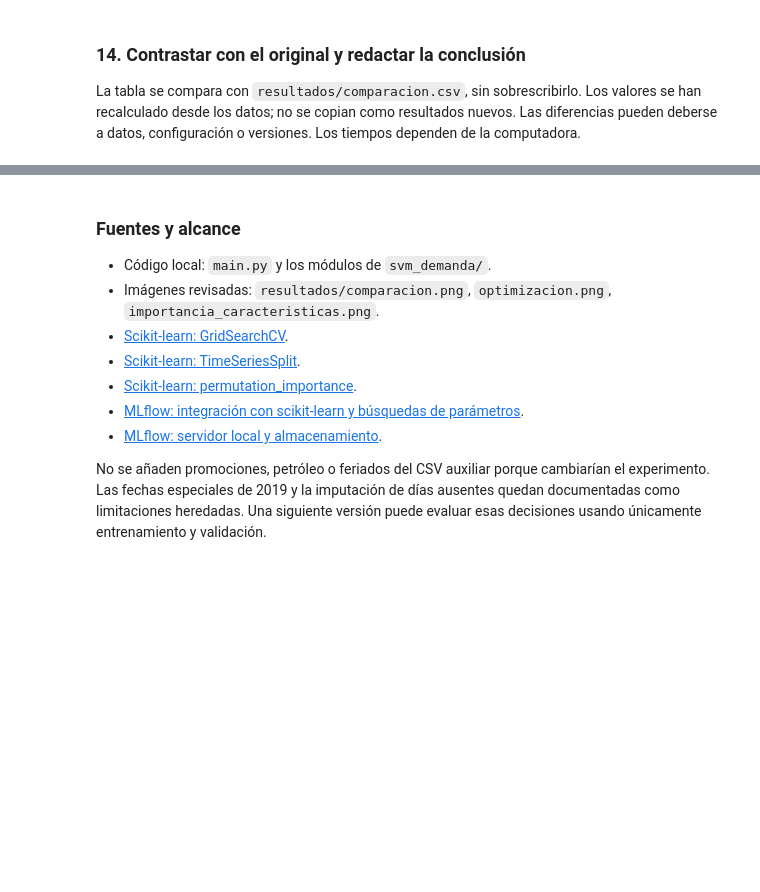
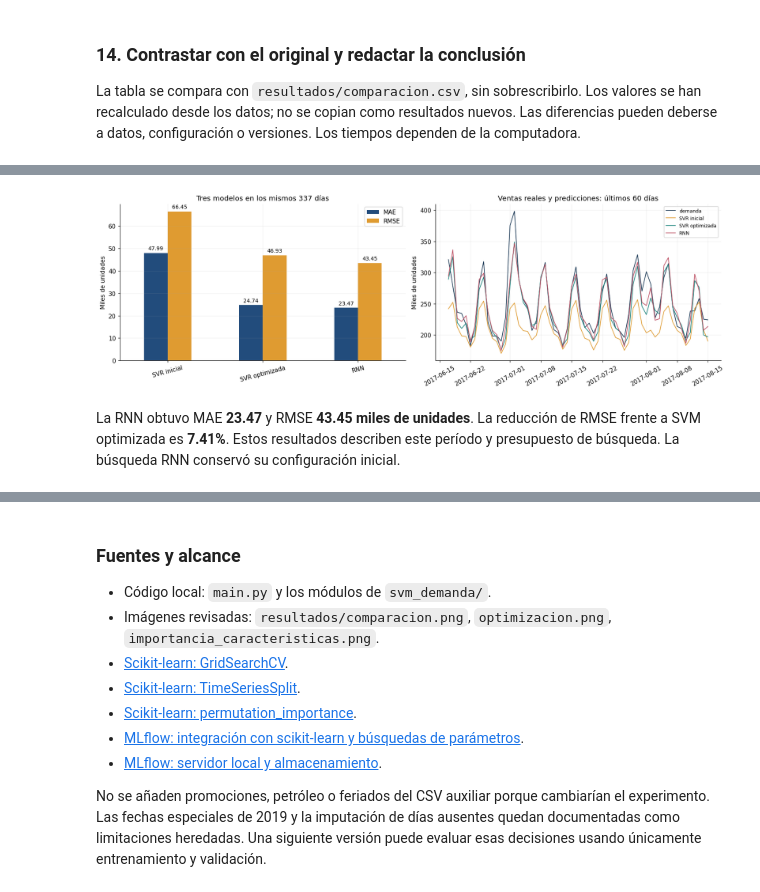
Before and after one commit to XavierStalin/svm-demanda, a Jupyter notebook: Comparacion_SVM_GROCERY_I_MLflow.ipynb, the cells around one changed output, grey strips where cells are left out. Saved outputs shown, nothing was run; the diff lists cells and outputs as text; code cells hidden in the pictures; blank space fills up the shorter version.

```diff
--- a/Comparacion_SVM_GROCERY_I_MLflow.ipynb
+++ b/Comparacion_SVM_GROCERY_I_MLflow.ipynb
@@ -810,0 +866,21 @@ Archivos generados: C:\Users\ASUS\Desktop\7mo Ciclo\Aprendizaje automático\Repo
+# %%
+fig, axes = plt.subplots(1, 2, figsize=(15, 4.8))
+comparacion_tres[["MAE", "RMSE"]].plot.bar(ax=axes[0], rot=15, color=["#224c7c", "#df9b31"])
+for contenedor in axes[0].containers: axes[0].bar_label(contenedor, fmt="%.2f", padding=3, fontsize=9)
+axes[0].set(title="Tres modelos en los mismos 337 días", ylabel="Miles de unidades", xlabel="")
+vista = predicciones_tres.tail(60)
+for nombre, color in [("demanda", "#183653"), ("SVR inicial", "#df9b31"),
+                      ("SVR optimizada", "#16817a"), ("RNN", "#bd4f63")]:
+    axes[1].plot(vista.fecha, vista[nombre], label=nombre, color=color, lw=1.1)
+axes[1].set(title="Ventas reales y predicciones: últimos 60 días", ylabel="Miles de unidades")
+axes[1].tick_params(axis="x", rotation=30); axes[1].legend(fontsize=8)
+fig.tight_layout(); fig.savefig(SALIDA / "comparacion_tres_modelos.png", dpi=160, bbox_inches="tight")
+plt.show(); plt.close(fig)
+reduccion_rnn = 100 * (1 - metricas_rnn["RMSE"] / comparacion_tres.loc["SVR optimizada", "RMSE"])
+display(Markdown(f"La RNN obtuvo MAE **{metricas_rnn['MAE']:.2f}** y RMSE "
+    f"**{metricas_rnn['RMSE']:.2f} miles de unidades**. La reducción de RMSE frente a "
+    f"SVM optimizada es **{reduccion_rnn:.2f}%**. Estos resultados describen este período y "
+    "presupuesto de búsqueda. La búsqueda RNN conservó su configuración inicial."))
+# %% [output]
+[figure, added]
+La RNN obtuvo MAE **23.47** y RMSE **43.45 miles de unidades**. La reducción de RMSE frente a SVM optimizada es **7.41%**. Estos resultados describen este período y presupuesto de búsqueda. La búsqueda RNN conservó su configuración inicial.
```
Also changed, not shown: parts of 17 cells of this notebook.
